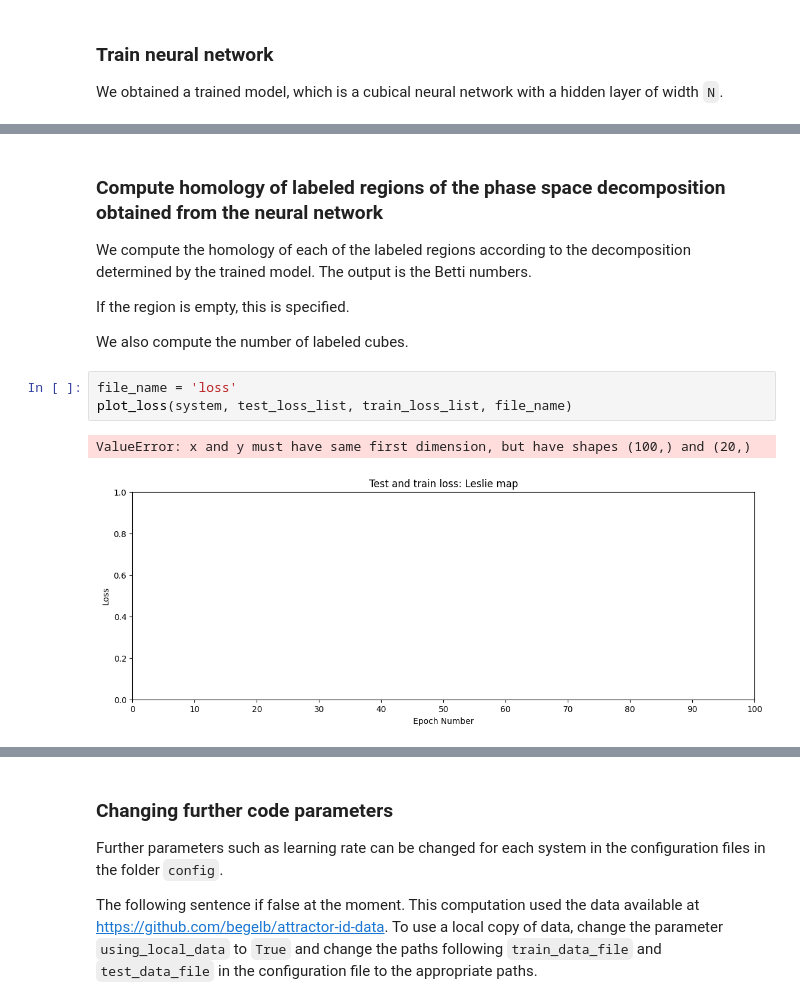
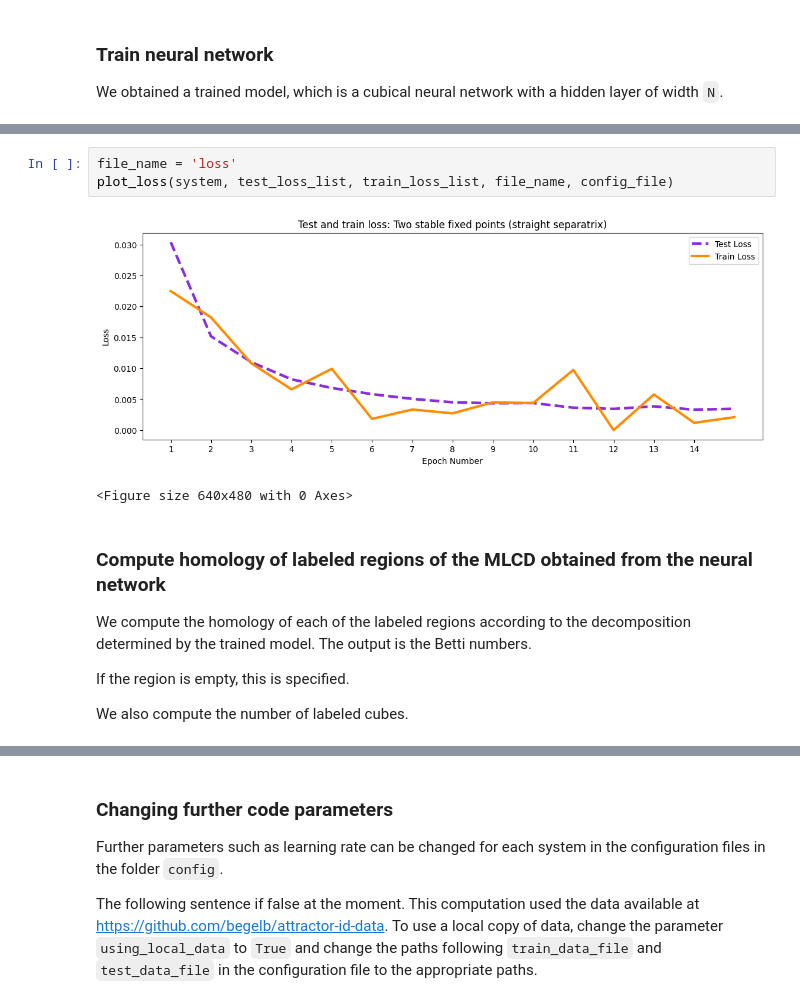
Before and after one commit to begelb/MLCD, a Jupyter notebook: learn_decomposition.ipynb, the cells around one changed output, grey strips where cells are left out. Saved outputs shown, nothing was run; the diff lists cells and outputs as text.

```diff
--- a/learn_decomposition.ipynb
+++ b/learn_decomposition.ipynb
@@ -58,15 +60,15 @@ Accuracy using labeling threshold on test dataset:  0.493
+# %%
+file_name = 'loss'
+plot_loss(system, test_loss_list, train_loss_list, file_name, config_file)
+# %% [output]
+[figure, added]
+<Figure size 640x480 with 0 Axes>
 # %% [markdown]
-### Compute homology of labeled regions of the phase space decomposition obtained from the neural network
+### Compute homology of labeled regions of the MLCD obtained from the neural network
 
 We compute the homology of each of the labeled regions according to the decomposition determined by the trained model. The output is the Betti numbers.
 
 If the region is empty, this is specified.
 
 We also compute the number of labeled cubes.
-# %%
-file_name = 'loss'
-plot_loss(system, test_loss_list, train_loss_list, file_name)
-# %% [output]
-ValueError: x and y must have same first dimension, but have shapes (100,) and (20,)
-[figure, removed]
 # %%
```
Also changed, not shown: parts of 7 cells of this notebook, 1 other file.
